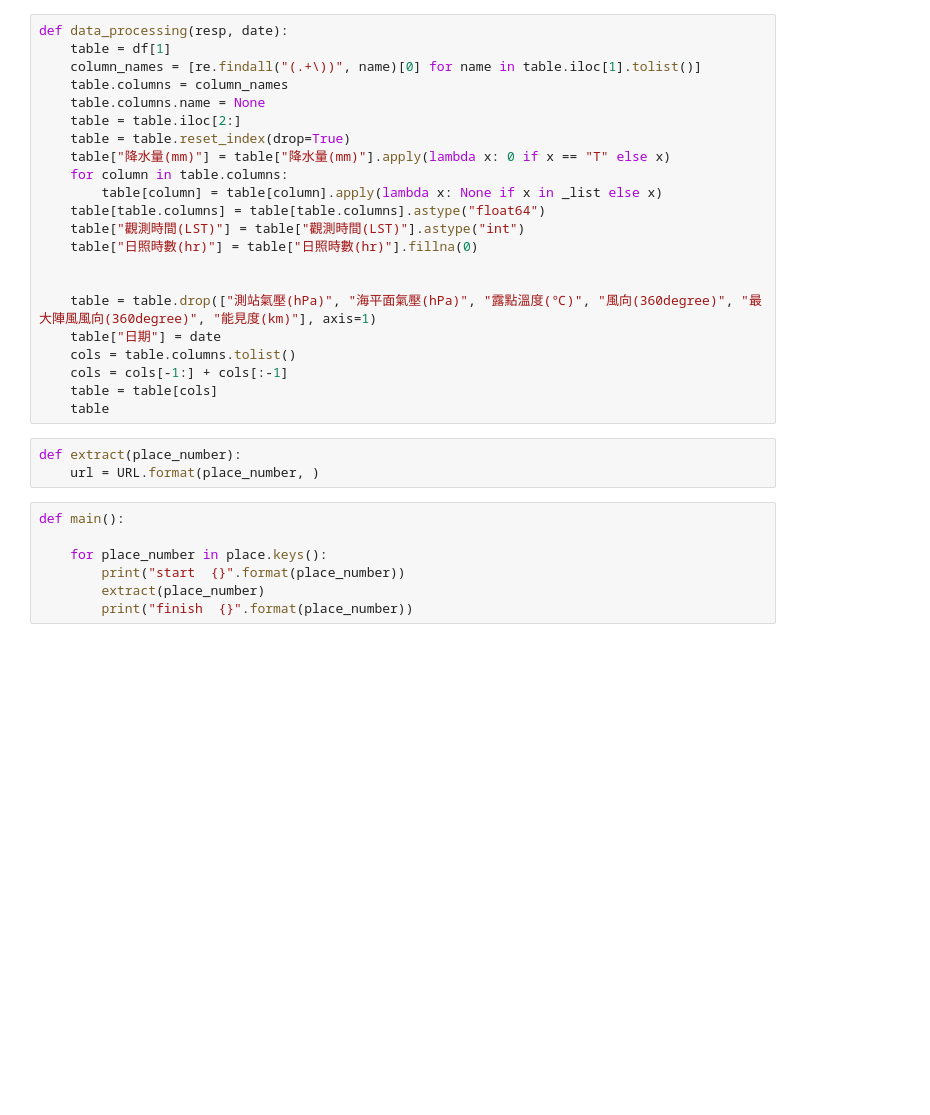
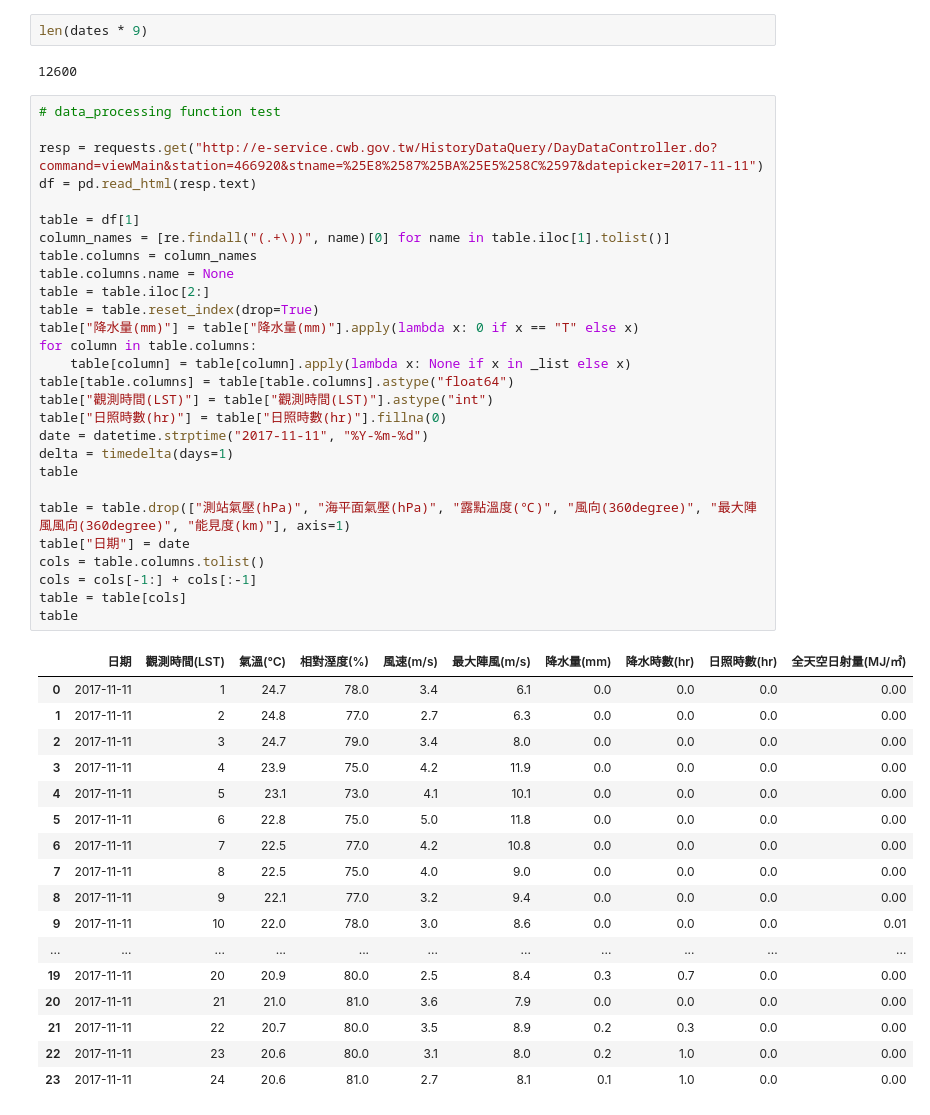
Before and after one commit to muilee/crawler, a Jupyter notebook: agriculture_project/weather_crawler.ipynb, the cells around one changed output. Drawn from its saved outputs; the diff is of its cells as text; blank space fills up the shorter version.

```diff
--- a/agriculture_project/weather_crawler.ipynb
+++ b/agriculture_project/weather_crawler.ipynb
@@ -87,32 +103,50 @@ def load_to_database(table):
+# %%
+len(dates * 9)
+# %% [output]
+12600
 # %%
-def data_processing(resp, date):
-    table = df[1]
-    column_names = [re.findall("(.+\))", name)[0] for name in table.iloc[1].tolist()]
-    table.columns = column_names
-    table.columns.name = None
-    table = table.iloc[2:]
-    table = table.reset_index(drop=True)
-    table["降水量(mm)"] = table["降水量(mm)"].apply(lambda x: 0 if x == "T" else x)
-    for column in table.columns:
-        table[column] = table[column].apply(lambda x: None if x in _list else x)
-    table[table.columns] = table[table.columns].astype("float64")
-    table["觀測時間(LST)"] = table["觀測時間(LST)"].astype("int")
-    table["日照時數(hr)"] = table["日照時數(hr)"].fillna(0)
+# data_processing function test
 
+resp = requests.get("http://e-service.cwb.gov.tw/HistoryDataQuery/DayDataController.do?command=viewMain&station=466920&stname=%25E8%2587%25BA%25E5%258C%2597&datepicker=2017-11-11")
+df = pd.read_html(resp.text)
 
-    table = table.drop(["測站氣壓(hPa)", "海平面氣壓(hPa)", "露點溫度(℃)", "風向(360degree)", "最大陣風風向(360degree)", "能見度(km)"], axis=1)
-    table["日期"] = date
-    cols = table.columns.tolist()
-    cols = cols[-1:] + cols[:-1]
-    table = table[cols]
-    table
+table = df[1]
+column_names = [re.findall("(.+\))", name)[0] for name in table.iloc[1].tolist()]
+table.columns = column_names
+table.columns.name = None
+table = table.iloc[2:]
+table = table.reset_index(drop=True)
+table["降水量(mm)"] = table["降水量(mm)"].apply(lambda x: 0 if x == "T" else x)
+for column in table.columns:
+    table[column] = table[column].apply(lambda x: None if x in _list else x)
+table[table.columns] = table[table.columns].astype("float64")
+table["觀測時間(LST)"] = table["觀測時間(LST)"].astype("int")
+table["日照時數(hr)"] = table["日照時數(hr)"].fillna(0)
+date = datetime.strptime("2017-11-11", "%Y-%m-%d")
+delta = timedelta(days=1)
+table
+
+table = table.drop(["測站氣壓(hPa)", "海平面氣壓(hPa)", "露點溫度(℃)", "風向(360degree)", "最大陣風風向(360degree)", "能見度(km)"], axis=1)
+table["日期"] = date
+cols = table.columns.tolist()
+cols = cols[-1:] + cols[:-1]
+table = table[cols]
+table
+# %% [output]
+|  | 日期 | 觀測時間(LST) | 氣溫(℃) | 相對溼度(%) | 風速(m/s) | 最大陣風(m/s) | 降水量(mm) | 降水時數(hr) | 日照時數(hr) | 全天空日射量(MJ/㎡) |
+| 0 | 2017-11-11 | 1 | 24.7 | 78.0 | 3.4 | 6.1 | 0.0 | 0.0 | 0.0 | 0.00 |
+| 1 | 2017-11-11 | 2 | 24.8 | 77.0 | 2.7 | 6.3 | 0.0 | 0.0 | 0.0 | 0.00 |
+| 2 | 2017-11-11 | 3 | 24.7 | 79.0 | 3.4 | 8.0 | 0.0 | 0.0 | 0.0 | 0.00 |
+| 3 | 2017-11-11 | 4 | 23.9 | 75.0 | 4.2 | 11.9 | 0.0 | 0.0 | 0.0 | 0.00 |
+| 4 | 2017-11-11 | 5 | 23.1 | 73.0 | 4.1 | 10.1 | 0.0 | 0.0 | 0.0 | 0.00 |
+| 5 | 2017-11-11 | 6 | 22.8 | 75.0 | 5.0 | 11.8 | 0.0 | 0.0 | 0.0 | 0.00 |
+| 6 | 2017-11-11 | 7 | 22.5 | 77.0 | 4.2 | 10.8 | 0.0 | 0.0 | 0.0 | 0.00 |
+| 7 | 2017-11-11 | 8 | 22.5 | 75.0 | 4.0 | 9.0 | 0.0 | 0.0 | 0.0 | 0.00 |
+| 8 | 2017-11-11 | 9 | 22.1 | 77.0 | 3.2 | 9.4 | 0.0 | 0.0 | 0.0 | 0.00 |
+| 9 | 2017-11-11 | 10 | 22.0 | 78.0 | 3.0 | 8.6 | 0.0 | 0.0 | 0.0 | 0.01 |
+| ... | ... | ... | ... | ... | ... | ... | ... | ... | ... | ... |
+| 19 | 2017-11-11 | 20 | 20.9 | 80.0 | 2.5 | 8.4 | 0.3 | 0.7 | 0.0 | 0.00 |
+| 20 | 2017-11-11 | 21 | 21.0 | 81.0 | 3.6 | 7.9 | 0.0 | 0.0 | 0.0 | 0.00 |
+| 21 | 2017-11-11 | 22 | 20.7 | 80.0 | 3.5 | 8.9 | 0.2 | 0.3 | 0.0 | 0.00 |
+| 22 | 2017-11-11 | 23 | 20.6 | 80.0 | 3.1 | 8.0 | 0.2 | 1.0 | 0.0 | 0.00 |
+| 23 | 2017-11-11 | 24 | 20.6 | 81.0 | 2.7 | 8.1 | 0.1 | 1.0 | 0.0 | 0.00 |
-# %%
-def extract(place_number):
-    url = URL.format(place_number, )
-# %%
-def main():
-
-    for place_number in place.keys():
-        print("start  {}".format(place_number))
-        extract(place_number)
-        print("finish  {}".format(place_number))
```
Also changed, not shown: parts of 14 cells of this notebook, 2 other files.
